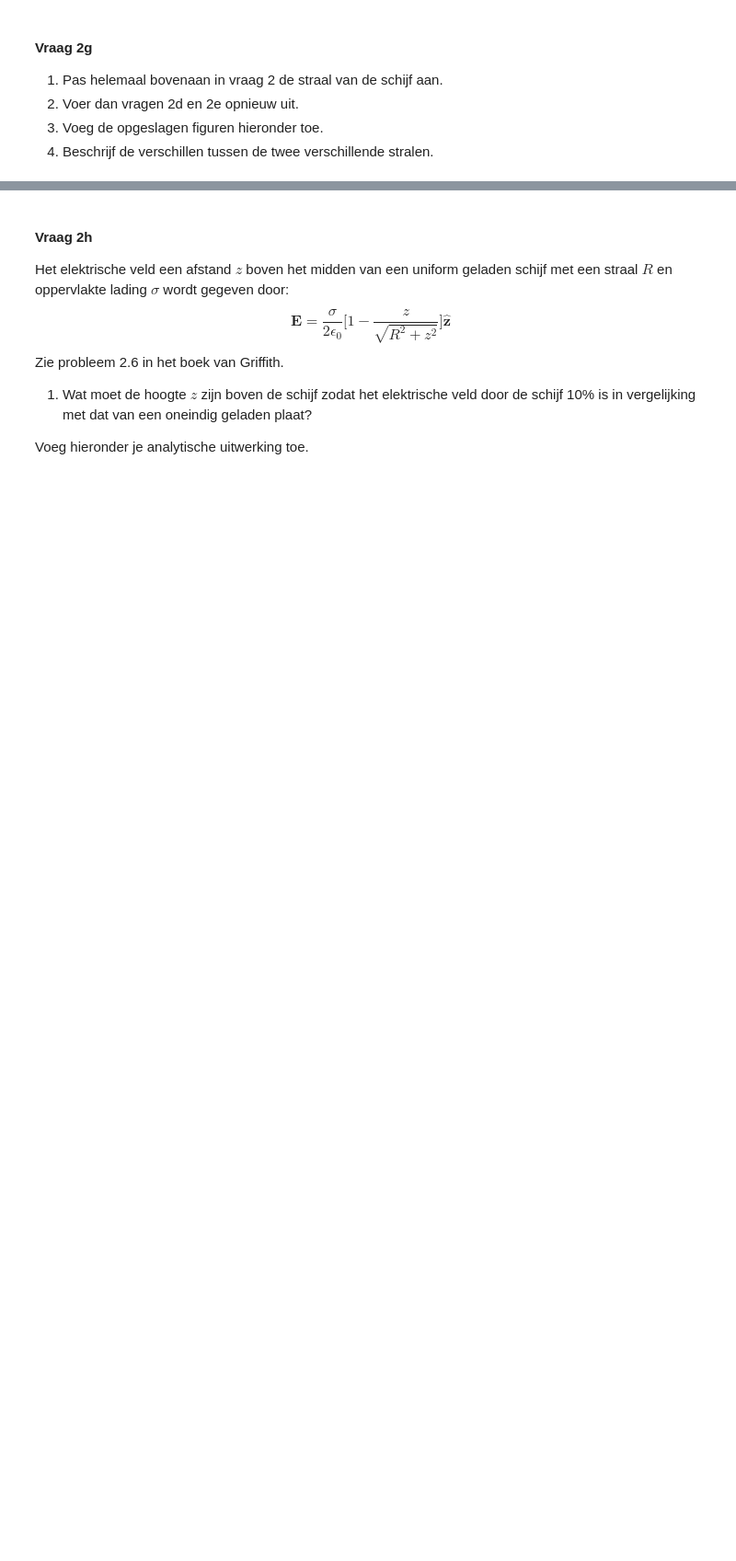
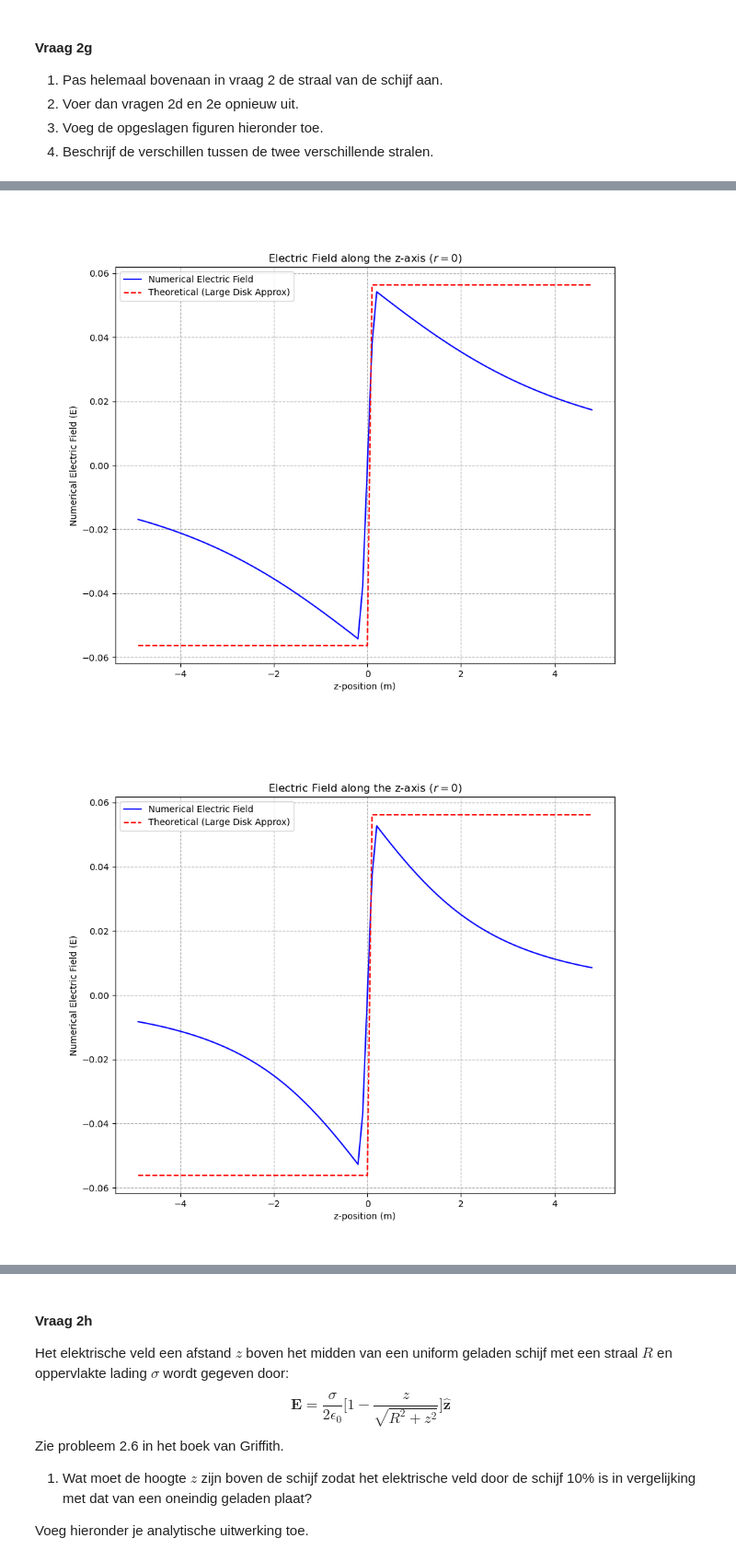
Before and after one commit to JohnSia1111/DEF-D-Doc, a Jupyter notebook: DigitaleOntwerpopdrachten/1CondensatorOpdracht/CondensatorOntwerpopdracht.ipynb, the cells around one changed output, grey strips where cells are left out. Shown at 92% size. Drawn from its saved outputs; the diff is of its cells as text; code cells hidden in the pictures; blank space fills up the shorter version.

```diff
--- a/DigitaleOntwerpopdrachten/1CondensatorOpdracht/CondensatorOntwerpopdracht.ipynb
+++ b/DigitaleOntwerpopdrachten/1CondensatorOpdracht/CondensatorOntwerpopdracht.ipynb
@@ -285,0 +359,8 @@ FileNotFoundError: No such file or directory: 'folder-name/image-name'
+# %%
+
+display(Image("vraag2e_plot.png"))
+display(Image('vraag2e_plot_nieuwe_straal.png'))
+display(Image('vraag2d_plot.png'))
+# %% [output]
+[figure, added]
+[figure, added]
```
Also changed, not shown: parts of 19 cells of this notebook, 5 other files.
